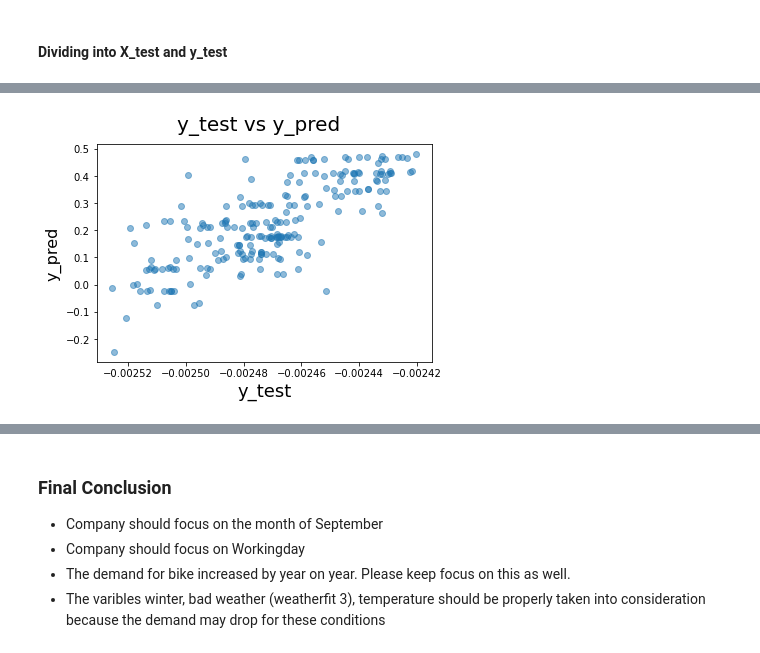
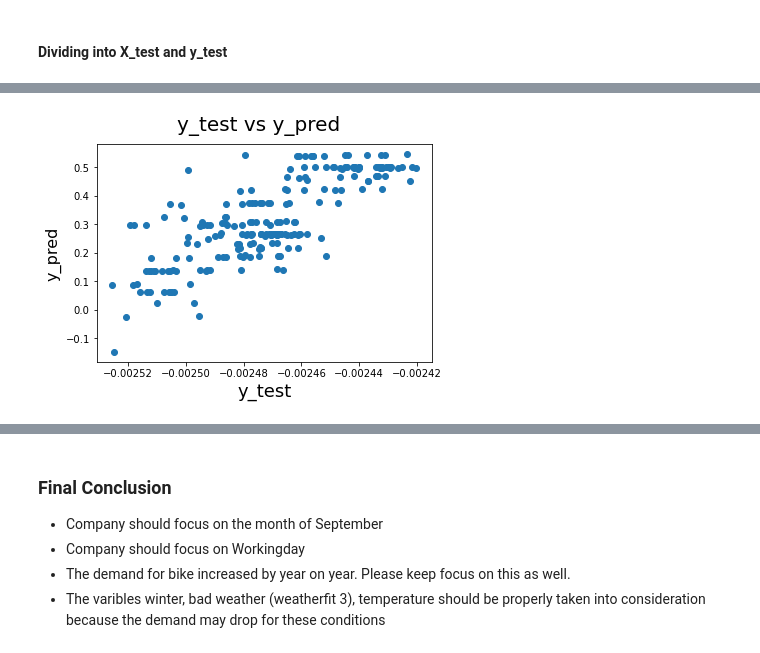
Before and after one commit to rohit2503/bikesharing, a Jupyter notebook: Bike Sharing Prediction.ipynb, the cells around one changed output, grey strips where cells are left out. Saved outputs shown, nothing was run; the diff lists cells and outputs as text; code cells hidden in the pictures.

```diff
--- a/Bike Sharing Prediction.ipynb
+++ b/Bike Sharing Prediction.ipynb
@@ -1233,4 +1436,4 @@ r2_score(y_train, y_train_count)
 # %%
-num_vars = ['temp', 'atemp', 'hum', 'windspeed', 'cnt']
+num_vars = ['atemp', 'temp', 'hum', 'windspeed', 'cnt']
 
 X_test[num_vars] = scaler.transform(X_test[num_vars])
@@ -1291,6 +1498,6 @@ Index(['yr', 'workingday', 'temp', 'spring', 'winter', 'mnth_jul', 'mnth_sept',
 # %%
-test_cols = ['yr', 'workingday', 'temp', 'spring', 'winter', 'mnth_jul', 'mnth_sept',
-       'weekday_sat', 'average', 'bad']
+test_cols = ['yr', 'temp', 'windspeed', 'season_spring', 'season_winter',
+       'weekday_sun', 'weather_average', 'weather_bad']
 
 X_test[test_cols]
 # %% [output]
@@ -1310,6 +1517,4 @@ X_test[test_cols]
 # %%
 X_test = X_test[test_cols]
 
-X_test_lm6 = sm.add_constant(X_test)
-
-X_test_lm6.info
+X_test_lm9 = sm.add_constant(X_test)
@@ -1334,16 +1521,16 @@ X_test_lm6.info
 # %%
-y_test_pred = lr6.predict(X_test_lm6)
+y_test_pred = lr8.predict(X_test_lm9)
 # %%
 # Plotting y_test and y_pred to understand the spread
 
 fig = plt.figure()
-plt.scatter(y_test, y_test_pred, alpha=.5)
+plt.scatter(y_test, y_test_pred)
 fig.suptitle('y_test vs y_pred', fontsize = 20)              # Plot heading
 plt.xlabel('y_test', fontsize = 18)                          # X-label
 plt.ylabel('y_pred', fontsize = 16)
 plt.show()
 # %% [output]
-[figure, old version]
+[figure, new version]
 # %%
 from sklearn.metrics import r2_score
 r2_score(y_test, y_test_pred)
```
Also changed, not shown: parts of 84 cells of this notebook.
